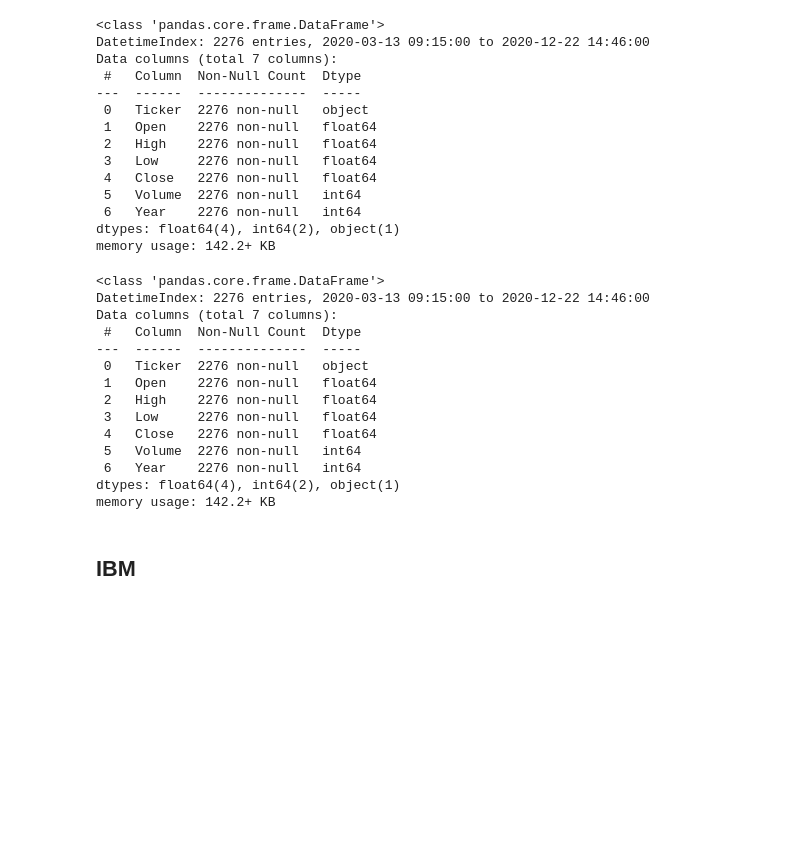
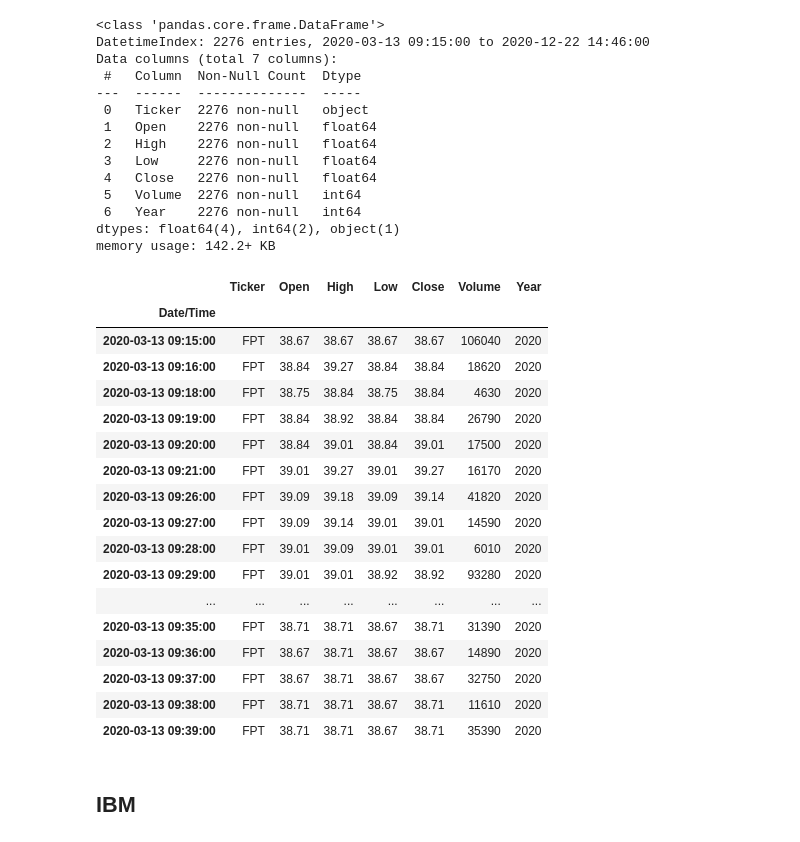
Before and after one commit to heyyytamvo/COS30018, a Jupyter notebook: MyStockPrediction/EDA.ipynb, the cells around one changed output. Cells and saved outputs as stored; diff of their text form; code cells hidden in the pictures; blank space fills up the shorter version.

```diff
--- a/MyStockPrediction/EDA.ipynb
+++ b/MyStockPrediction/EDA.ipynb
@@ -448,23 +448,27 @@ Data columns (total 7 columns):
  6   Year    2276 non-null   int64
 dtypes: float64(4), int64(2), object(1)
 memory usage: 142.2+ KB
-# %%
-FPTdf_2020_outlier.info()
-# %% [output]
-<class 'pandas.core.frame.DataFrame'>
-DatetimeIndex: 2276 entries, 2020-03-13 09:15:00 to 2020-12-22 14:46:00
-Data columns (total 7 columns):
- #   Column  Non-Null Count  Dtype
----  ------  --------------  -----
- 0   Ticker  2276 non-null   object
- 1   Open    2276 non-null   float64
- 2   High    2276 non-null   float64
- 3   Low     2276 non-null   float64
- 4   Close   2276 non-null   float64
- 5   Volume  2276 non-null   int64
- 6   Year    2276 non-null   int64
-dtypes: float64(4), int64(2), object(1)
-memory usage: 142.2+ KB
+# %%
+FPTdf_2020_outlier.head(20)
+# %% [output]
+|  | Ticker | Open | High | Low | Close | Volume | Year |
+| Date/Time |  |  |  |  |  |  |  |
+| 2020-03-13 09:15:00 | FPT | 38.67 | 38.67 | 38.67 | 38.67 | 106040 | 2020 |
+| 2020-03-13 09:16:00 | FPT | 38.84 | 39.27 | 38.84 | 38.84 | 18620 | 2020 |
+| 2020-03-13 09:18:00 | FPT | 38.75 | 38.84 | 38.75 | 38.84 | 4630 | 2020 |
+| 2020-03-13 09:19:00 | FPT | 38.84 | 38.92 | 38.84 | 38.84 | 26790 | 2020 |
+| 2020-03-13 09:20:00 | FPT | 38.84 | 39.01 | 38.84 | 39.01 | 17500 | 2020 |
+| 2020-03-13 09:21:00 | FPT | 39.01 | 39.27 | 39.01 | 39.27 | 16170 | 2020 |
+| 2020-03-13 09:26:00 | FPT | 39.09 | 39.18 | 39.09 | 39.14 | 41820 | 2020 |
+| 2020-03-13 09:27:00 | FPT | 39.09 | 39.14 | 39.01 | 39.01 | 14590 | 2020 |
+| 2020-03-13 09:28:00 | FPT | 39.01 | 39.09 | 39.01 | 39.01 | 6010 | 2020 |
+| 2020-03-13 09:29:00 | FPT | 39.01 | 39.01 | 38.92 | 38.92 | 93280 | 2020 |
+| ... | ... | ... | ... | ... | ... | ... | ... |
+| 2020-03-13 09:35:00 | FPT | 38.71 | 38.71 | 38.67 | 38.71 | 31390 | 2020 |
+| 2020-03-13 09:36:00 | FPT | 38.67 | 38.71 | 38.67 | 38.67 | 14890 | 2020 |
+| 2020-03-13 09:37:00 | FPT | 38.67 | 38.71 | 38.67 | 38.67 | 32750 | 2020 |
+| 2020-03-13 09:38:00 | FPT | 38.71 | 38.71 | 38.67 | 38.71 | 11610 | 2020 |
+| 2020-03-13 09:39:00 | FPT | 38.71 | 38.71 | 38.67 | 38.71 | 35390 | 2020 |
 # %% [markdown]
 ## IBM
 # %%
```
Also changed, not shown: 3 other files.
